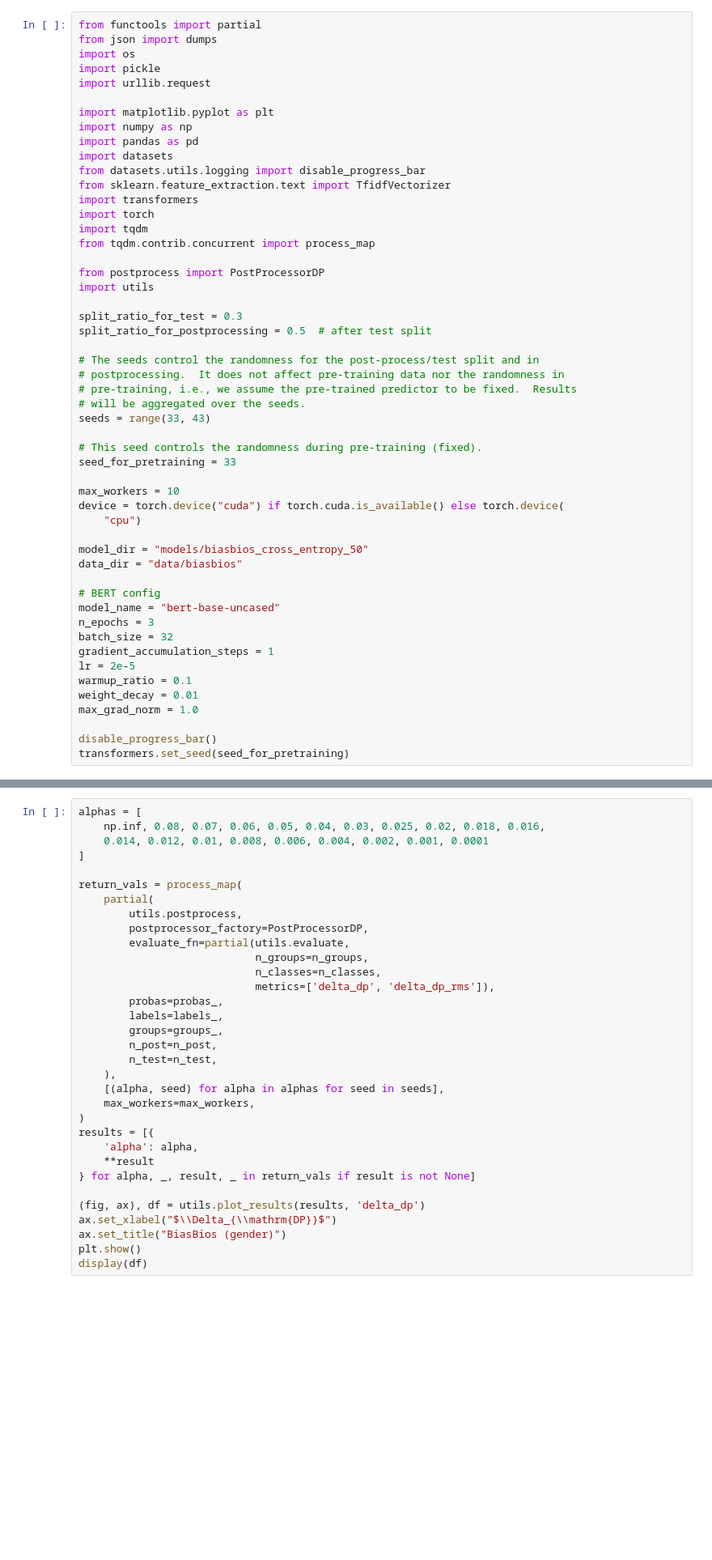
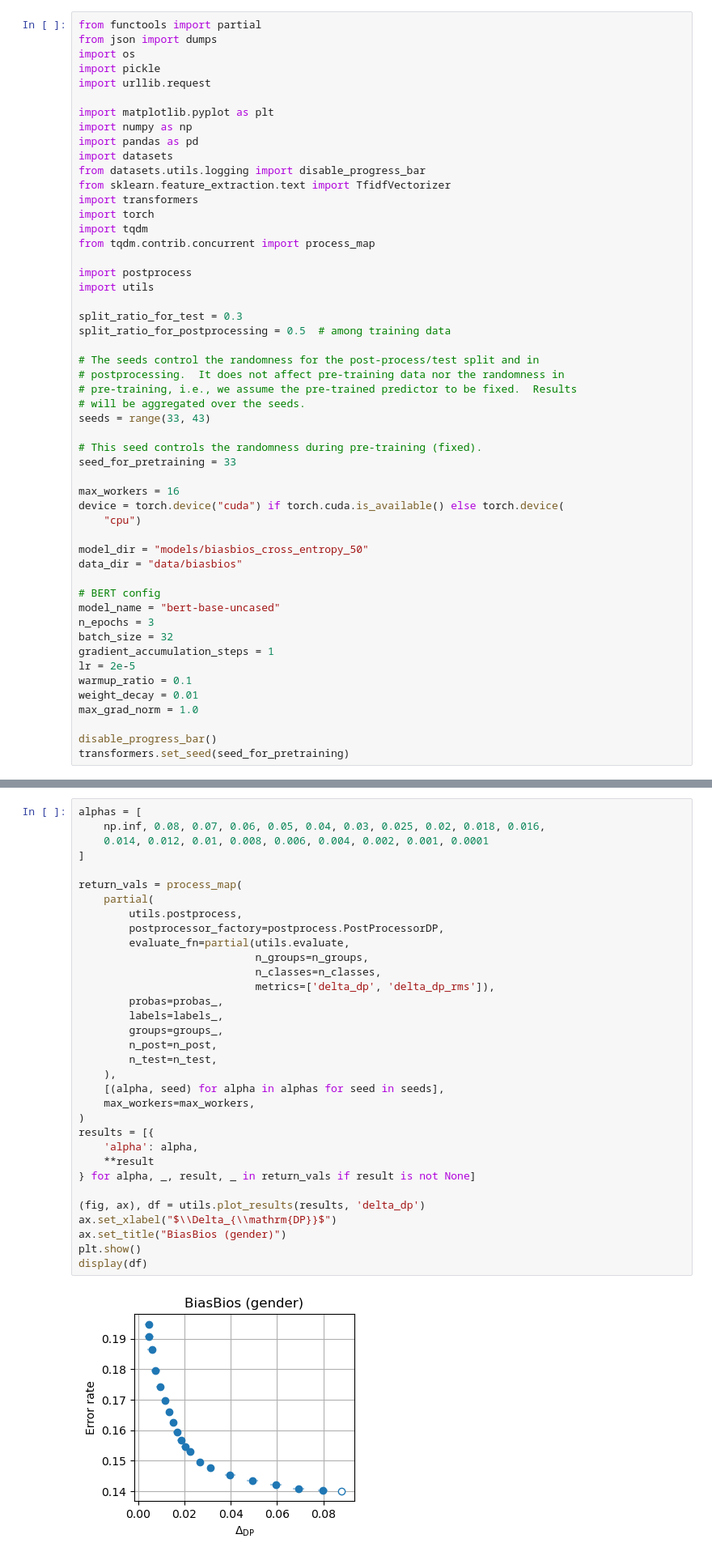
Before and after one commit to rxian/fair-classification, a Jupyter notebook: biasbios.ipynb, the cells around one changed output, grey strips where cells are left out. Shown at 81% size. Drawn from its saved outputs; the diff is of its cells as text; blank space fills up the shorter version.

```diff
--- a/biasbios.ipynb
+++ b/biasbios.ipynb
@@ -16,11 +16,11 @@ import torch
 import tqdm
 from tqdm.contrib.concurrent import process_map
 
-from postprocess import PostProcessorDP
+import postprocess
 import utils
 
 split_ratio_for_test = 0.3
-split_ratio_for_postprocessing = 0.5  # after test split
+split_ratio_for_postprocessing = 0.5  # among training data
 
 # The seeds control the randomness for the post-process/test split and in
 # postprocessing.  It does not affect pre-training data nor the randomness in
@@ -31,7 +31,7 @@ seeds = range(33, 43)
 # This seed controls the randomness during pre-training (fixed).
 seed_for_pretraining = 33
 
-max_workers = 10
+max_workers = 16
 device = torch.device("cuda") if torch.cuda.is_available() else torch.device(
     "cpu")
 
@@ -379,31 +379,33 @@ alphas = [
     np.inf, 0.08, 0.07, 0.06, 0.05, 0.04, 0.03, 0.025, 0.02, 0.018, 0.016,
     0.014, 0.012, 0.01, 0.008, 0.006, 0.004, 0.002, 0.001, 0.0001
 ]
 
 return_vals = process_map(
     partial(
         utils.postprocess,
-        postprocessor_factory=PostProcessorDP,
+        postprocessor_factory=postprocess.PostProcessorDP,
         evaluate_fn=partial(utils.evaluate,
                             n_groups=n_groups,
                             n_classes=n_classes,
                             metrics=['delta_dp', 'delta_dp_rms']),
         probas=probas_,
         labels=labels_,
         groups=groups_,
         n_post=n_post,
         n_test=n_test,
     ),
     [(alpha, seed) for alpha in alphas for seed in seeds],
     max_workers=max_workers,
 )
 results = [{
     'alpha': alpha,
     **result
 } for alpha, _, result, _ in return_vals if result is not None]
 
 (fig, ax), df = utils.plot_results(results, 'delta_dp')
 ax.set_xlabel("$\\Delta_{\\mathrm{DP}}$")
 ax.set_title("BiasBios (gender)")
 plt.show()
 display(df)
+# %% [output]
+[figure, added]
```
Also changed, not shown: parts of 2 cells of this notebook, 4 other files.
